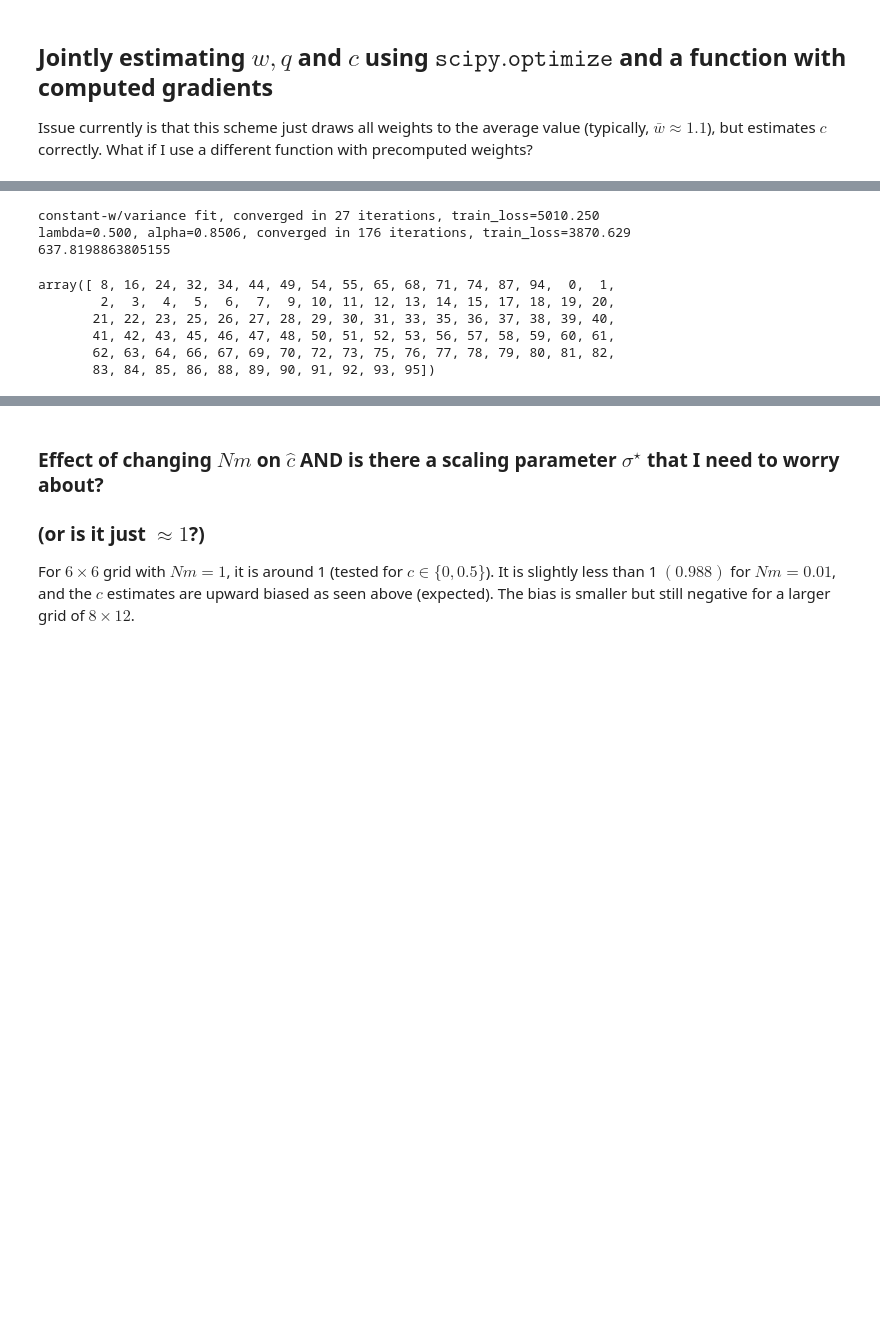
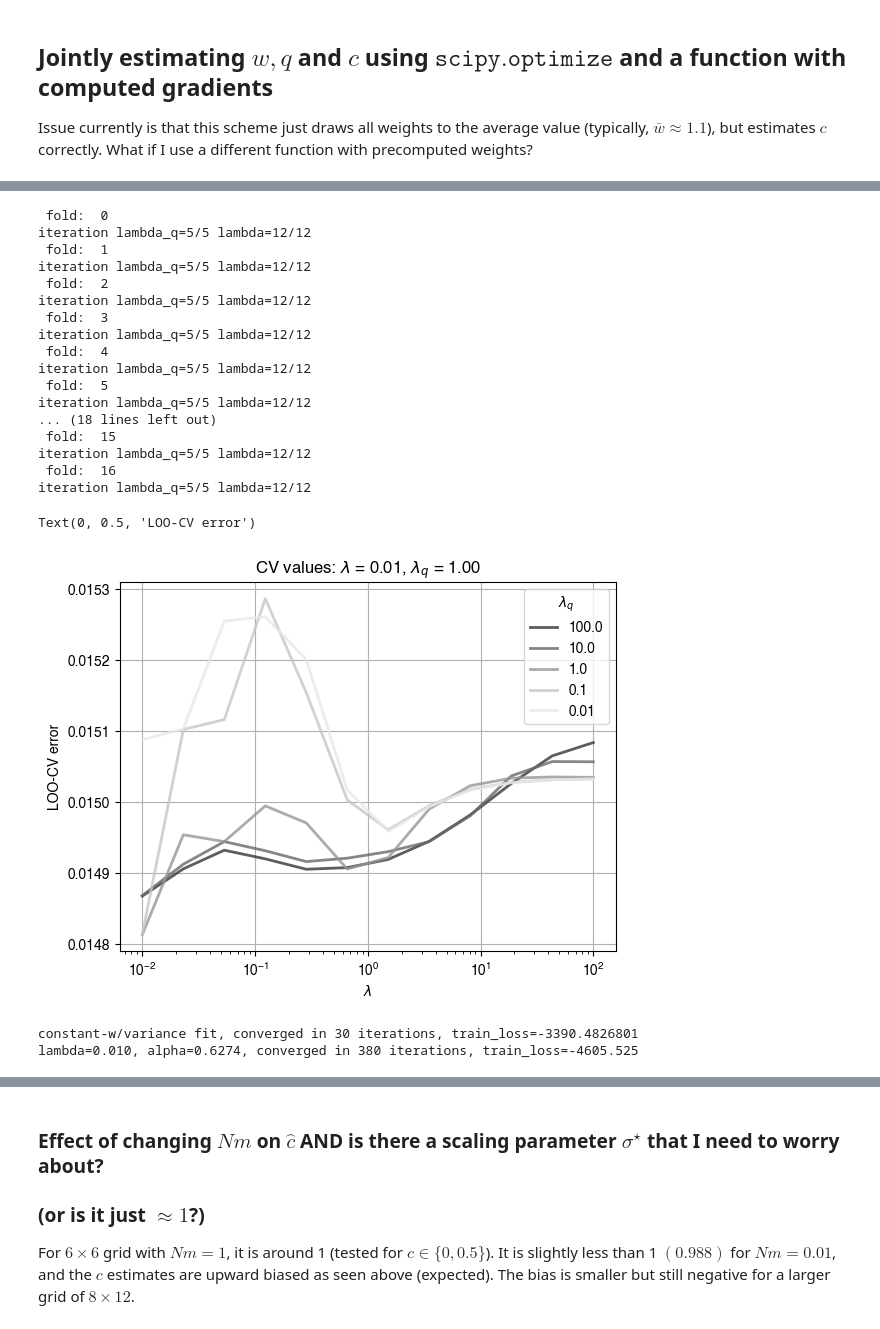
Before and after one commit to NovembreLab/feems, a Jupyter notebook: docs/notebooks/est-long-range.ipynb, the cells around one changed output, grey strips where cells are left out. Cells and saved outputs as stored; diff of their text form; code cells hidden in the pictures; blank space fills up the shorter version.

```diff
--- a/docs/notebooks/est-long-range.ipynb
+++ b/docs/notebooks/est-long-range.ipynb
@@ -1198,21 +1181,40 @@ Putative destination demes:[44]
 # %%
 # lamb_grid = np.geomspace(1e-2,1e2,12,endpoint=True)[::-1]
-# cv_err = run_cv(sp_graph, lamb_grid, n_folds=None, factr=1e10)
-# mean_cv_err = np.mean(cv_err, axis=0)
-# plt.plot(lamb_grid, mean_cv_err, '-ko'); plt.semilogx()
-
 # lamb_q_grid = np.geomspace(1e-2,1e2,5,endpoint=True)[::-1]
-# cvq_err = run_cv_joint(sp_graph, lamb_grid, lamb_q_grid, n_folds=10, factr=1e10)
+cvq_err = run_cv_joint(sp_graph, lamb_grid, lamb_q_grid, n_folds=None, factr=1e7)
 # plt.plot(lamb_grid,np.mean(cvq_err,axis=(0,1)),'k-o',label=r'$\lambda_w$'); plt.xlabel('values'); plt.ylabel('LOO CV error');
 # plt.plot(lamb_q_grid,np.mean(cvq_err,axis=(0,2)),'-o',color='grey',label=r'$\lambda_q$'); plt.semilogx(); plt.legend();
 
+mean_cv_err = np.nanmean(cvq_err, axis=0)
+plt.gca().set_prop_cycle(color=[plt.get_cmap('Greys_r').resampled(len(lamb_q_grid)+2)(i) for i in range(1,len(lamb_q_grid)+1)])
+lineObj = plt.plot(lamb_grid, mean_cv_err.T, linewidth=2, alpha=0.8)
+plt.title(r'CV values: $\lambda$ = {:.2f}, $\lambda_q$ = {:.2f}'.format(lamb_grid[np.where(mean_cv_err == np.min(mean_cv_err))[1][0]],lamb_q_grid[np.where(mean_cv_err == np.min(mean_cv_err))[0][0]]))
+plt.legend(lineObj, lamb_q_grid, title=r'$\lambda_q$'); plt.grid(); plt.xlabel(r'$\lambda$'); plt.semilogx(); plt.ylabel('LOO-CV error')
 # print(np.where(np.nanmin(np.nanmean(cvq_err,axis=0))==np.nanmean(cvq_err,axis=0))[1][0])
 # np.geomspace(1e-2,1e2,6,endpoint=True)[::-1][3], lamb_grid[5]
+# %% [output]
+ fold:  0
+iteration lambda_q=5/5 lambda=12/12
+ fold:  1
+iteration lambda_q=5/5 lambda=12/12
+ fold:  2
+iteration lambda_q=5/5 lambda=12/12
+ fold:  3
+iteration lambda_q=5/5 lambda=12/12
+ fold:  4
+iteration lambda_q=5/5 lambda=12/12
+ fold:  5
+iteration lambda_q=5/5 lambda=12/12
+... (18 lines left out)
+ fold:  15
+iteration lambda_q=5/5 lambda=12/12
+ fold:  16
+iteration lambda_q=5/5 lambda=12/12
+Text(0, 0.5, 'LOO-CV error')
+[figure, added]
 # %%
-sp_graph.fit(lamb=.5,optimize_q='n-dim',lamb_q=0.5); obj = FEEMSmix_Objective(sp_graph);
+sp_graph.fit(lamb=0.01,optimize_q=None,lamb_q=1.); obj = Objective(sp_graph);
 obj.inv(); obj.grad(reg=False); obj.Lpinv = np.linalg.pinv(sp_graph.L.todense())
-print(obj.eems_neg_log_lik())
-# obj.extract_outliers()
 
 # oldw = deepcopy(sp_graph.w); olds2 = deepcopy(sp_graph.s2)
 # print(obj.eems_neg_log_lik(), sp_graph.c) # -> 813.9
@@ -1226,26 +1228,6 @@ print(obj.eems_neg_log_lik())
 # print(df)
 # sp_graph.option='onlyc'
 # %% [output]
-constant-w/variance fit, converged in 27 iterations, train_loss=5010.250
-lambda=0.500, alpha=0.8506, converged in 176 iterations, train_loss=3870.629
-637.8198863805155
+constant-w/variance fit, converged in 30 iterations, train_loss=-3390.4826801
+lambda=0.010, alpha=0.6274, converged in 380 iterations, train_loss=-4605.525
-# %%
-# sp_graph.fit(lamb=1.5,optimize_q='n-dim',lamb_q=0.5,option='onlyc',long_range_edges=[(51,44)])
-# obj = FEEMSmix_Objective(sp_graph); obj.inv(); obj.grad(reg=False)
-# print(obj.eems_neg_log_lik(), sp_graph.c)
-
-# obj = FEEMSmix_Objective(sp_graph);
-# sp_graph.w = oldw; sp_graph.s2 = olds2;
-# obj.sp_graph.comp_graph_laplacian(oldw); obj.sp_graph.comp_precision(olds2); obj.Lpinv = np.linalg.pinv(sp_graph.L.todense())
-# obj.inv(); obj.grad(reg=False);
-# print(obj.eems_neg_log_lik())
-obj.perm_idx
-# plt.plot(sp_graph.w,oldw,'ko')
-# %% [output]
-array([ 8, 16, 24, 32, 34, 44, 49, 54, 55, 65, 68, 71, 74, 87, 94,  0,  1,
-        2,  3,  4,  5,  6,  7,  9, 10, 11, 12, 13, 14, 15, 17, 18, 19, 20,
-       21, 22, 23, 25, 26, 27, 28, 29, 30, 31, 33, 35, 36, 37, 38, 39, 40,
-       41, 42, 43, 45, 46, 47, 48, 50, 51, 52, 53, 56, 57, 58, 59, 60, 61,
-       62, 63, 64, 66, 67, 69, 70, 72, 73, 75, 76, 77, 78, 79, 80, 81, 82,
-       83, 84, 85, 86, 88, 89, 90, 91, 92, 93, 95])
 # %%
```
Also changed, not shown: parts of 7 cells of this notebook, 7 other files.
